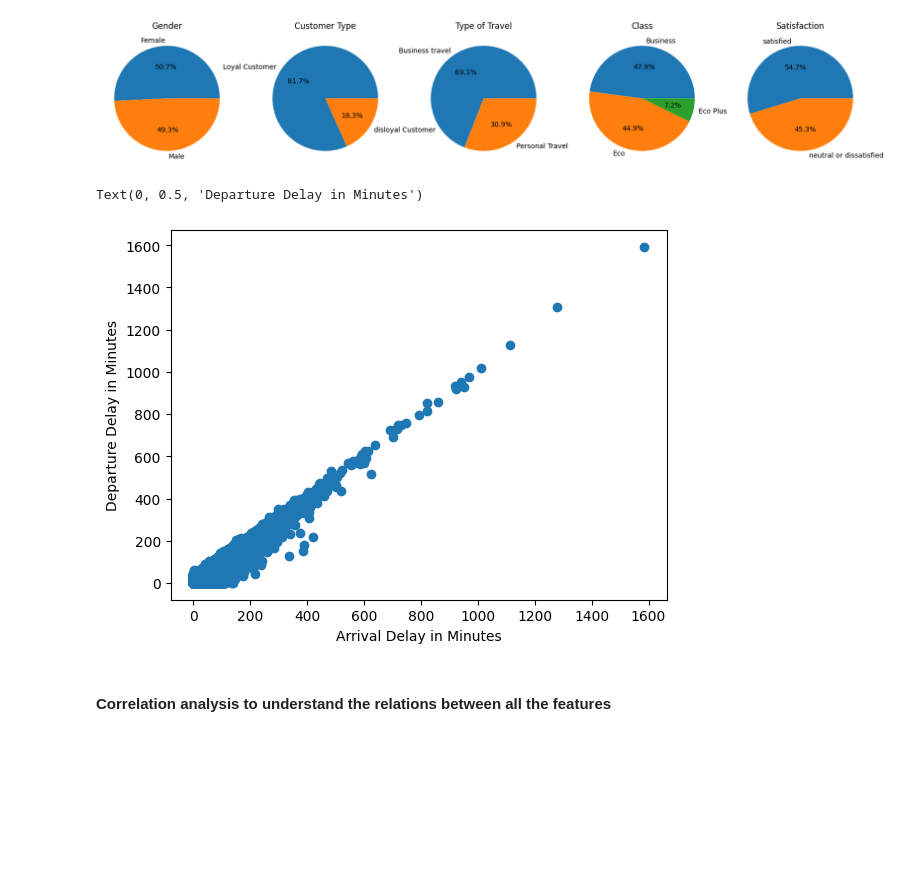
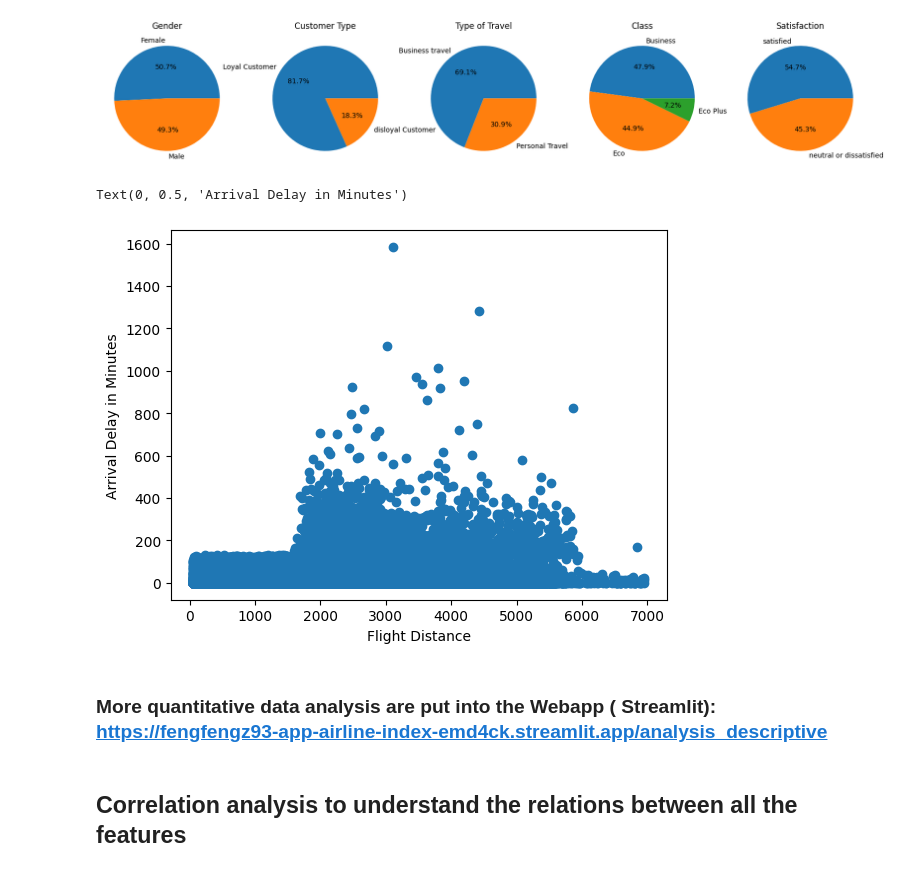
Before and after one commit to FengfengZ93/Airline_classification, a Jupyter notebook: 1.airline_analysis.ipynb, the cells around one changed output. Cells and saved outputs as stored; diff of their text form; code cells hidden in the pictures; blank space fills up the shorter version.

```diff
--- a/1.airline_analysis.ipynb
+++ b/1.airline_analysis.ipynb
@@ -202,14 +202,16 @@ plt.show()
 # %% [output]
 [figure]
 # %%
-plt.scatter(df['Arrival Delay in Minutes'], df['Departure Delay in Minutes'])
-plt.xlabel('Arrival Delay in Minutes')
-plt.ylabel('Departure Delay in Minutes')
+plt.scatter(df['Flight Distance'], df['Arrival Delay in Minutes'])
+plt.xlabel('Flight Distance')
+plt.ylabel('Arrival Delay in Minutes')
 # %% [output]
-Text(0, 0.5, 'Departure Delay in Minutes')
+Text(0, 0.5, 'Arrival Delay in Minutes')
-[figure, old version]
+[figure, new version]
+# %% [markdown]
+### More quantitative data analysis are put into the Webapp ( Streamlit): https://fengfengz93-app-airline-index-emd4ck.streamlit.app/analysis_descriptive
 # %% [markdown]
-#### Correlation analysis to understand the relations between all the features
+## Correlation analysis to understand the relations between all the features
 # %%
 # Correlation between all the features
 
```
Also changed, not shown: parts of 5 cells of this notebook, 1 other file.
